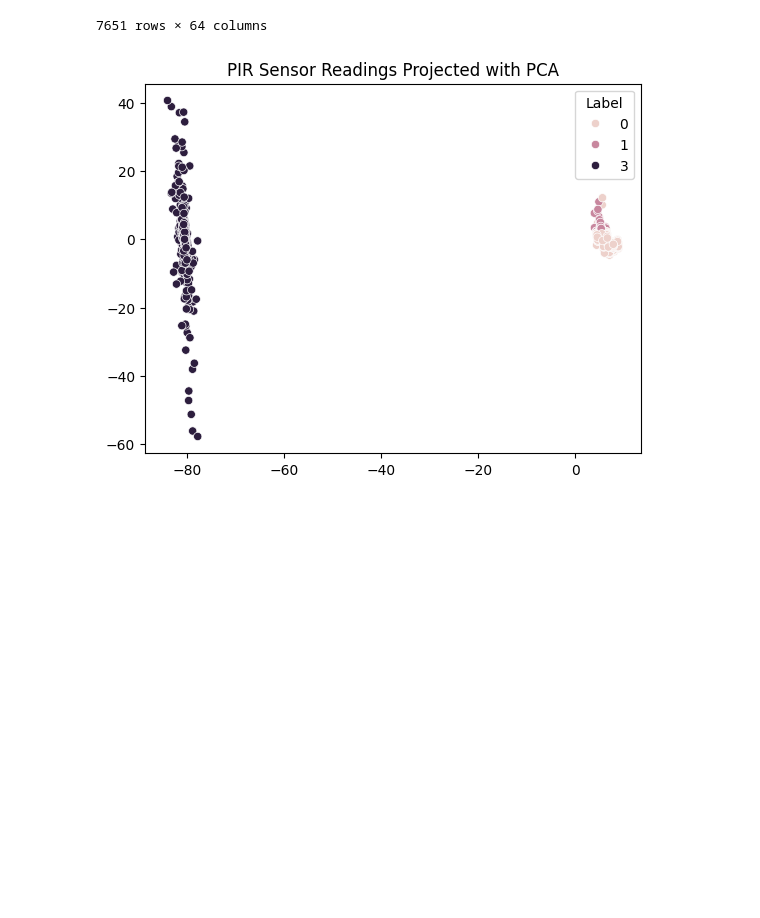
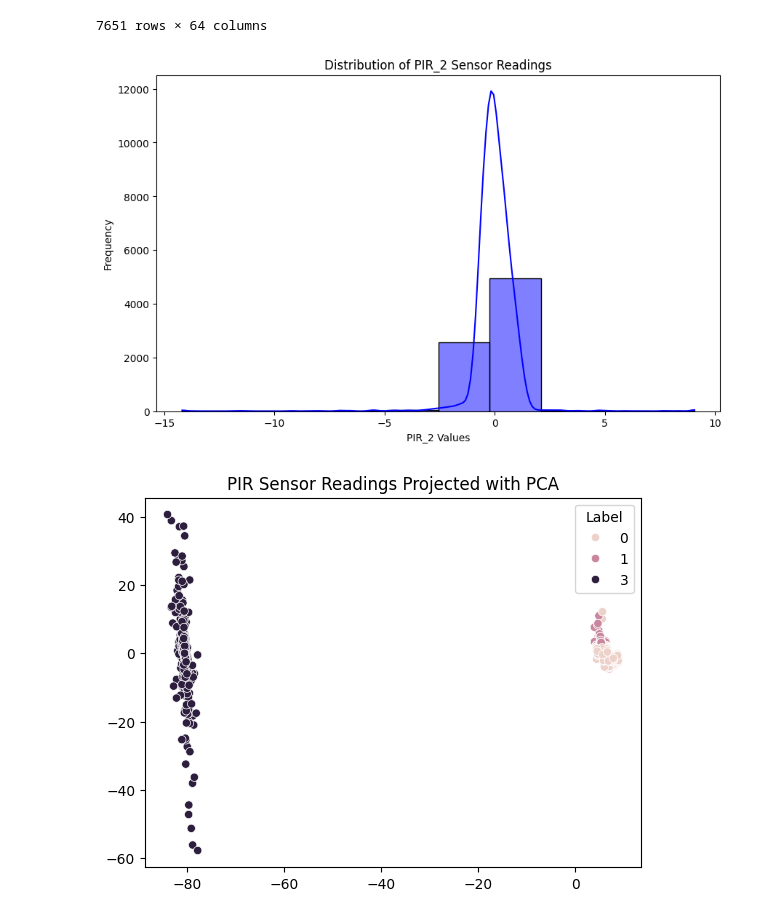
Before and after one commit to mridulpant2010/CS5480-deeplearning, a Jupyter notebook: kaggle_project/cs24mtech15009.ipynb, the cells around one changed output. Cells and saved outputs as stored; diff of their text form; code cells hidden in the pictures; blank space fills up the shorter version.

```diff
--- a/kaggle_project/cs24mtech15009.ipynb
+++ b/kaggle_project/cs24mtech15009.ipynb
@@ -247,6 +266,30 @@ df
 # %%
 X_pca_df = pd.DataFrame(X_pca, columns=[f'PC{i+1}' for i in range(X_pca.shape[1])])
 df_pca_ready = pd.concat([X_pca_df, df['Label']], axis=1)  # Replace 'label' with your target column
+# %%
+import matplotlib.pyplot as plt
+import seaborn as sns
+
+# For a single PIR sensor (e.g., PIR_2)
+plt.figure(figsize=(10, 6))
+sns.histplot(df['PIR_2'], kde=True, bins=10, color='blue')
+plt.title('Distribution of PIR_2 Sensor Readings')
+plt.xlabel('PIR_2 Values')
+plt.ylabel('Frequency')
+plt.show()
+
+# For multiple PIR sensors in a grid
+fig, axes = plt.subplots(3, 4, figsize=(20, 15))
+axes = axes.flatten()
+
+for i, col in enumerate(df.columns[4:16]):  # PIR_1 through PIR_12
+    sns.histplot(df[col], kde=True, ax=axes[i], color='blue')
+    axes[i].set_title(f'Distribution of {col}')
+
+plt.tight_layout()
+plt.show()
+# %% [output]
+[figure, added]
 # %%
 import seaborn as sns
 
```
Also changed, not shown: parts of 18 cells of this notebook.
